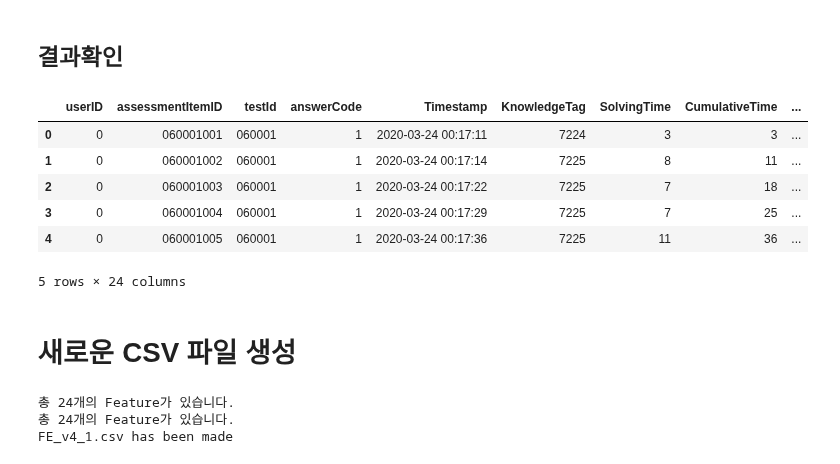
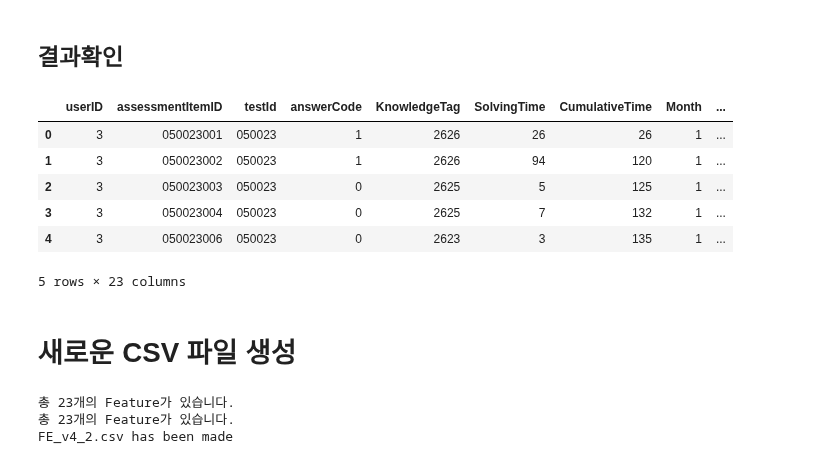
Before and after one commit to boostcampaitech6/level2-dkt-recsys-06, a Jupyter notebook: code/DKT_EDA.ipynb, the cells around one changed output. Drawn from its saved outputs; the diff is of its cells as text; code cells hidden in the pictures.

```diff
--- a/code/DKT_EDA.ipynb
+++ b/code/DKT_EDA.ipynb
@@ -557,15 +557,18 @@ plt.show()
 # %% [markdown]
 ## 결과확인
 # %%
+train = train.drop(columns=['Timestamp'],errors='ignore')
+test = test.drop(columns=['Timestamp'],errors='ignore')
 train.head()
+test.head()
 # %% [output]
-|  | userID | assessmentItemID | testId | answerCode | Timestamp | KnowledgeTag | SolvingTime | CumulativeTime | ... |
-| 0 | 0 | 060001001 | 060001 | 1 | 2020-03-24 00:17:11 | 7224 | 3 | 3 | ... |
-| 1 | 0 | 060001002 | 060001 | 1 | 2020-03-24 00:17:14 | 7225 | 8 | 11 | ... |
-| 2 | 0 | 060001003 | 060001 | 1 | 2020-03-24 00:17:22 | 7225 | 7 | 18 | ... |
-| 3 | 0 | 060001004 | 060001 | 1 | 2020-03-24 00:17:29 | 7225 | 7 | 25 | ... |
-| 4 | 0 | 060001005 | 060001 | 1 | 2020-03-24 00:17:36 | 7225 | 11 | 36 | ... |
+|  | userID | assessmentItemID | testId | answerCode | KnowledgeTag | SolvingTime | CumulativeTime | Month | ... |
+| 0 | 3 | 050023001 | 050023 | 1 | 2626 | 26 | 26 | 1 | ... |
+| 1 | 3 | 050023002 | 050023 | 1 | 2626 | 94 | 120 | 1 | ... |
+| 2 | 3 | 050023003 | 050023 | 0 | 2625 | 5 | 125 | 1 | ... |
+| 3 | 3 | 050023004 | 050023 | 0 | 2625 | 7 | 132 | 1 | ... |
+| 4 | 3 | 050023006 | 050023 | 0 | 2623 | 3 | 135 | 1 | ... |
-5 rows × 24 columns
+5 rows × 23 columns
 # %% [markdown]
 # 새로운 CSV 파일 생성
 # %%
@@ -573,10 +576,10 @@ train.head()
 # train['answerCode'] = train['answerCode'].apply(lambda x: -1 if x == 0.5 else x)
 
 # EDA 파일명
-new_csv_name = "FE_v4_1.csv"
+new_csv_name = "FE_v4_2.csv"
 new_csv_path = os.path.join(data_path, new_csv_name)
 
-new_csv_name2 = "FE_Test_v4_1.csv"
+new_csv_name2 = "FE_Test_v4_2.csv"
 new_csv_path2 = os.path.join(data_path, new_csv_name2)
 # 데이터프레임을 CSV 파일로 저장
 train.to_csv(new_csv_path, index=False)
@@ -586,6 +589,6 @@ print(f"총 {len(train.columns)}개의 Feature가 있습니다.")
 print(f"총 {len(test.columns)}개의 Feature가 있습니다.")
 print(new_csv_name + " has been made")
 # %% [output]
-총 24개의 Feature가 있습니다.
-총 24개의 Feature가 있습니다.
-FE_v4_1.csv has been made
+총 23개의 Feature가 있습니다.
+총 23개의 Feature가 있습니다.
+FE_v4_2.csv has been made
```
Also changed, not shown: parts of 2 cells of this notebook, 2 other files.
